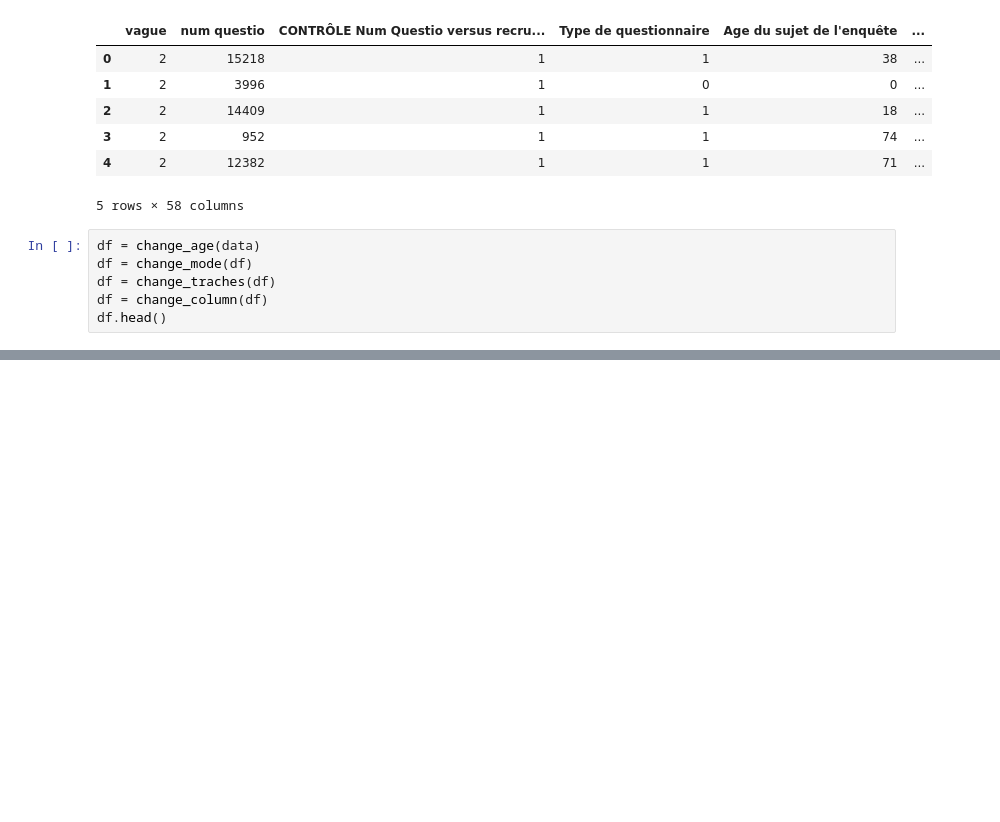
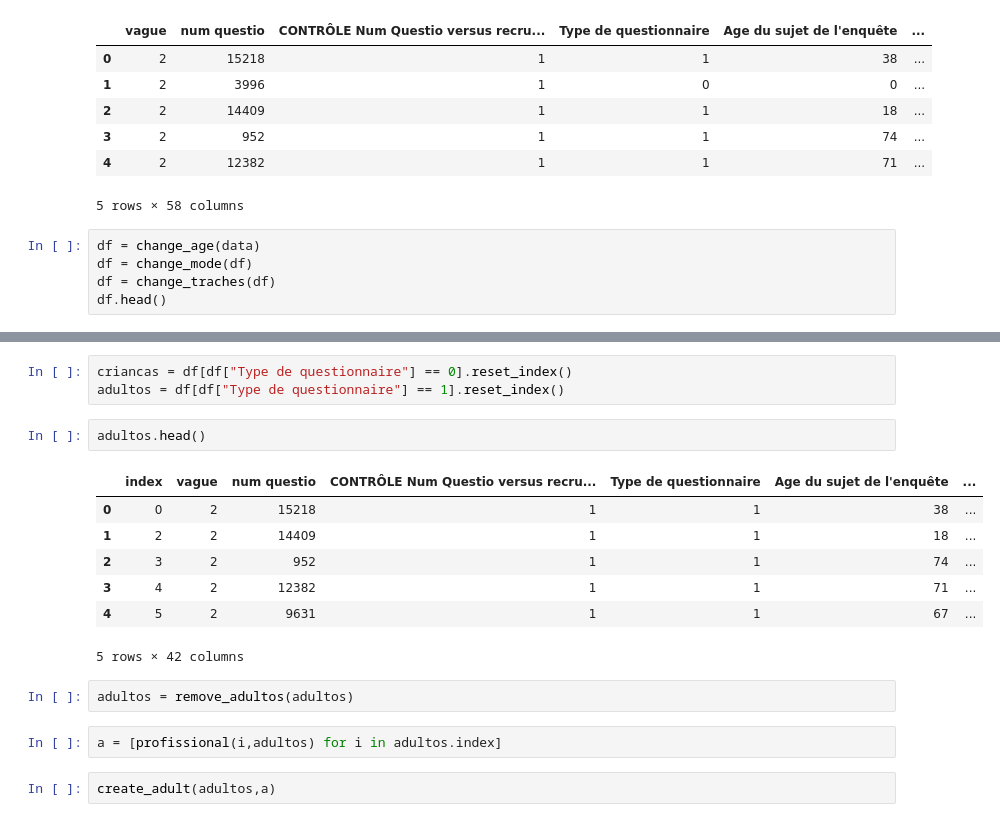
Before and after one commit to intcarlosmiguel/pesquisa_mestrado, a Jupyter notebook: main.ipynb, the cells around one changed output, grey strips where cells are left out. Saved outputs shown, nothing was run; the diff lists cells and outputs as text; blank space fills up the shorter version.

```diff
--- a/main.ipynb
+++ b/main.ipynb
@@ -25,6 +23,5 @@ data.head()
 df = change_age(data)
 df = change_mode(df)
 df = change_traches(df)
-df = change_column(df)
 df.head()
 # %% [output]
@@ -82,0 +35,19 @@ df[df['Em qual indústria você trabalha'] == 99]
+# %%
+criancas = df[df["Type de questionnaire"] == 0].reset_index()
+adultos = df[df["Type de questionnaire"] == 1].reset_index()
+# %%
+adultos.head()
+# %% [output]
+|  | index | vague | num questio | CONTRÔLE Num Questio versus recru... | Type de questionnaire | Age du sujet de l'enquête | ... |
+| 0 | 0 | 2 | 15218 | 1 | 1 | 38 | ... |
+| 1 | 2 | 2 | 14409 | 1 | 1 | 18 | ... |
+| 2 | 3 | 2 | 952 | 1 | 1 | 74 | ... |
+| 3 | 4 | 2 | 12382 | 1 | 1 | 71 | ... |
+| 4 | 5 | 2 | 9631 | 1 | 1 | 67 | ... |
+5 rows × 42 columns
+# %%
+adultos = remove_adultos(adultos)
+# %%
+a = [profissional(i,adultos) for i in adultos.index]
+# %%
+create_adult(adultos,a)
```
Also changed, not shown: parts of 28 cells of this notebook, 8 other files.
